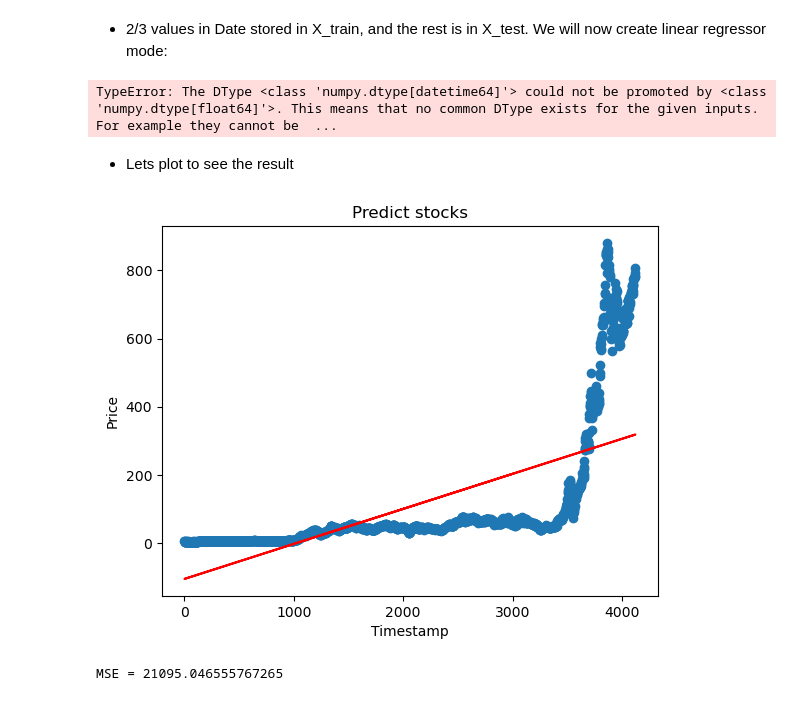
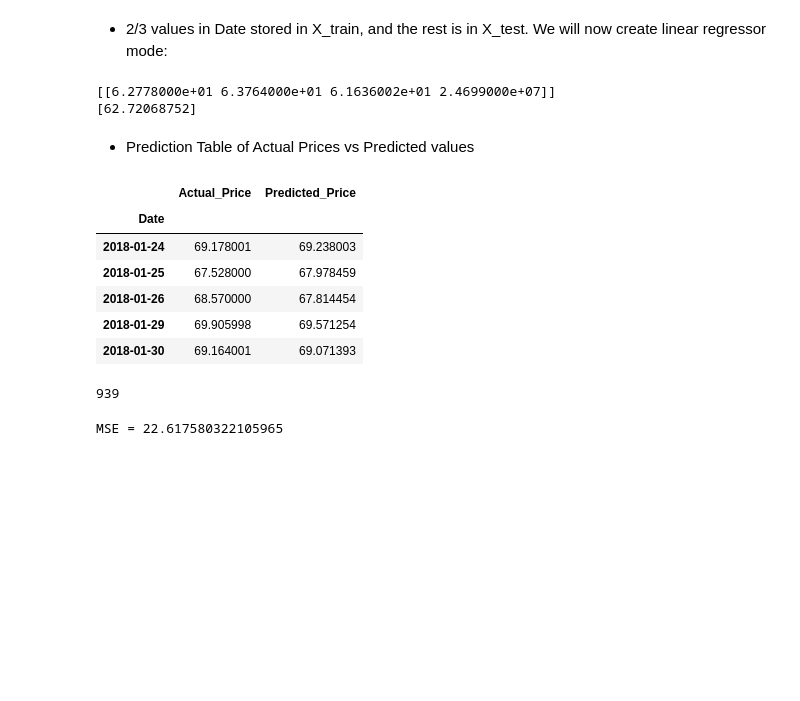
Before and after one commit to Vunguye1/introai-assignment2, a Jupyter notebook: solution.ipynb, the cells around one changed output. Drawn from its saved outputs; the diff is of its cells as text; code cells hidden in the pictures; blank space fills up the shorter version.

```diff
--- a/solution.ipynb
+++ b/solution.ipynb
@@ -89,15 +75,23 @@ ax3 = df.plot(kind='scatter', x='Date', y='Close', color='m', ax=ax1)
 # %% [markdown]
 - Split the set into training and testing test
 # %%
-X = pd.DataFrame(df['Date'])
-y = pd.DataFrame(df['Close'])
+# First, we use "Date" column as our index. To predict a specific date, we can use the method
+# df.loc[date].values.reshape(1, -1) to extract data and make a prediction
+df.set_index('Date', inplace=True)
+
+
+# We use these four columns to calculate and predict data on one specific date
+X = df[['Open', 'High','Low', 'Volume']]
+y = df['Close']
+
+
 
 # # test_size = 0.33 meaning that 1/3 of values will be in a test array
 # Random state is a variable that seed the random generator, so that we can get hte same training
 # and testing set each run
 
 
-X_train, X_test, y_train, y_test = train_test_split(X, y, test_size=0.33, random_state=42)
+X_train, X_test, y_train, y_test = train_test_split(X, y, test_size=0.33, shuffle=False, random_state=42)
 # %% [markdown]
 - 2/3 values in Date stored in X_train, and the rest is in X_test. We will now create linear regressor mode:
 # %%
@@ -107,20 +101,36 @@ linear_regressor = LinearRegression()
 # perform linear regression
 linear_regressor.fit(X_train, y_train)
 
-Y_pred = linear_regressor.predict(X_train) # make prediction
+Y_pred = linear_regressor.predict(X_test) # make prediction
-# %% [output]
-TypeError: The DType <class 'numpy.dtype[datetime64]'> could not be promoted by <class 'numpy.dtype[float64]'>. This means that no common DType exists for the given inputs. For example they cannot be  ...
-# %% [markdown]
-- Lets plot to see the result
-# %%
-plt.scatter(X_train, y_train)
-plt.plot(X_train, Y_pred, color='r')
-plt.title('Predict stocks')
-plt.xlabel('Timestamp')
-plt.ylabel('Price')
-
-plt.show()
-print( "MSE = "+str(metrics.mean_squared_error(y_train,Y_pred))) #Calculate MSE
-# %% [output]
-[figure, removed]
-MSE = 21095.046555767265
+# %%
+specific_day = pd.to_datetime('2018-03-22')
+
+data_on_this_day = X.loc[specific_day].values.reshape(1, -1)
+
+predic_price = linear_regressor.predict(data_on_this_day)
+
+print(f"Predict price is: {predic_price}")
+# %% [output]
+[[6.2778000e+01 6.3764000e+01 6.1636002e+01 2.4699000e+07]]
+[62.72068752]
+# %% [markdown]
+- Prediction Table of Actual Prices vs Predicted values
+# %%
+dfr = pd.DataFrame({'Actual_Price': y_test, 'Predicted_Price': Y_pred})
+dfr.head()
+# %% [output]
+|  | Actual_Price | Predicted_Price |
+| Date |  |  |
+| 2018-01-24 | 69.178001 | 69.238003 |
+| 2018-01-25 | 67.528000 | 67.978459 |
+| 2018-01-26 | 68.570000 | 67.814454 |
+| 2018-01-29 | 69.905998 | 69.571254 |
+| 2018-01-30 | 69.164001 | 69.071393 |
+# %%
+print(len(dfr))
+# %% [output]
+939
+# %%
+print( "MSE = "+str(metrics.mean_squared_error(y_test, Y_pred))) #Calculate MSE
+# %% [output]
+MSE = 22.617580322105965
```
Also changed, not shown: parts of 14 cells of this notebook.
